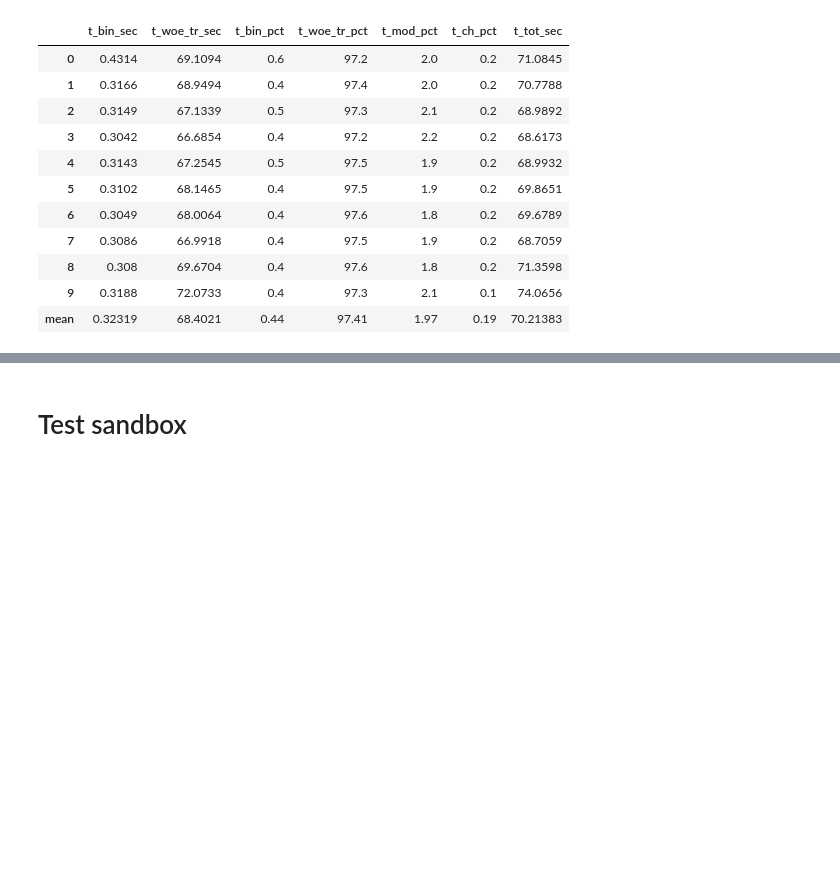
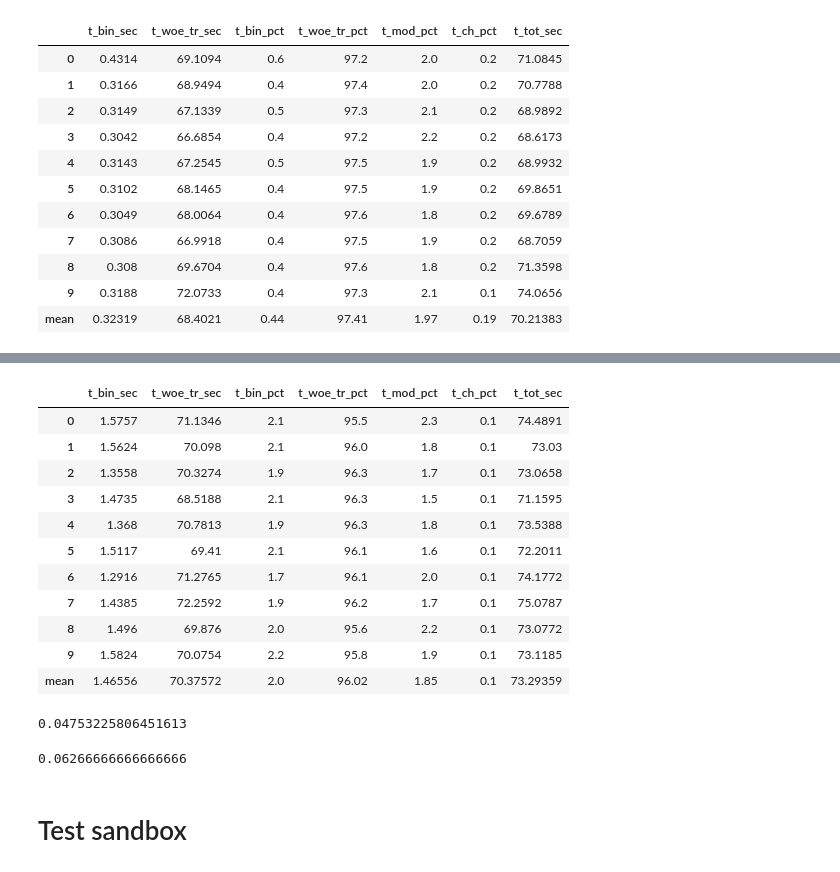
Before and after one commit to Andrey776/UCD_FP, a Jupyter notebook: FP_code.ipynb, the cells around one changed output, grey strips where cells are left out. Cells and saved outputs as stored; diff of their text form; code cells hidden in the pictures; blank space fills up the shorter version.

```diff
--- a/FP_code.ipynb
+++ b/FP_code.ipynb
@@ -3254,3 +3494,42 @@ display(df_time)
+# %%
+fn = "The_best_wide_with_times_MDLP"
+#save_obj(result_dict_1, fn)
+tmp = load_obj(fn)
+parameter_space_1 = [1] #min impurity decrease
+parameter_space_2 = [1] # min_samples_leaf
+# %%
+parameter_1 = parameter_space_1[0]
+parameter_2 = parameter_space_2[0]
+
+tt = tmp[parameter_1][parameter_2][0].loc[:, 'Run_time'][:-2]
+cn=['t_bin_sec', 't_woe_tr_sec', 't_bin_pct', 't_woe_tr_pct', 't_mod_pct', 't_ch_pct', 't_tot_sec']
+df_time = pd.DataFrame(columns=cn)
+for i in range(len(tt)):
+    df_time.loc[i, :] = np.array(tt[i])
+df_time.loc['mean', :] = df_time.mean()
+display(df_time)
+
+## it is for 31 variables => one variable takes ~0.11 sec
+
+print(df_time.iloc[3,0]/31)
+# %% [output]
+|  | t_bin_sec | t_woe_tr_sec | t_bin_pct | t_woe_tr_pct | t_mod_pct | t_ch_pct | t_tot_sec |
+| 0 | 1.5757 | 71.1346 | 2.1 | 95.5 | 2.3 | 0.1 | 74.4891 |
+| 1 | 1.5624 | 70.098 | 2.1 | 96.0 | 1.8 | 0.1 | 73.03 |
+| 2 | 1.3558 | 70.3274 | 1.9 | 96.3 | 1.7 | 0.1 | 73.0658 |
+| 3 | 1.4735 | 68.5188 | 2.1 | 96.3 | 1.5 | 0.1 | 71.1595 |
+| 4 | 1.368 | 70.7813 | 1.9 | 96.3 | 1.8 | 0.1 | 73.5388 |
+| 5 | 1.5117 | 69.41 | 2.1 | 96.1 | 1.6 | 0.1 | 72.2011 |
+| 6 | 1.2916 | 71.2765 | 1.7 | 96.1 | 2.0 | 0.1 | 74.1772 |
+| 7 | 1.4385 | 72.2592 | 1.9 | 96.2 | 1.7 | 0.1 | 75.0787 |
+| 8 | 1.496 | 69.876 | 2.0 | 95.6 | 2.2 | 0.1 | 73.0772 |
+| 9 | 1.5824 | 70.0754 | 2.2 | 95.8 | 1.9 | 0.1 | 73.1185 |
+| mean | 1.46556 | 70.37572 | 2.0 | 96.02 | 1.85 | 0.1 | 73.29359 |
+0.04753225806451613
+# %%
+18.8/300
+# %% [output]
+0.06266666666666666
 # %% [markdown]
 # Test sandbox
 # %%
```
Also changed, not shown: parts of 7 cells of this notebook, 1 other file.
